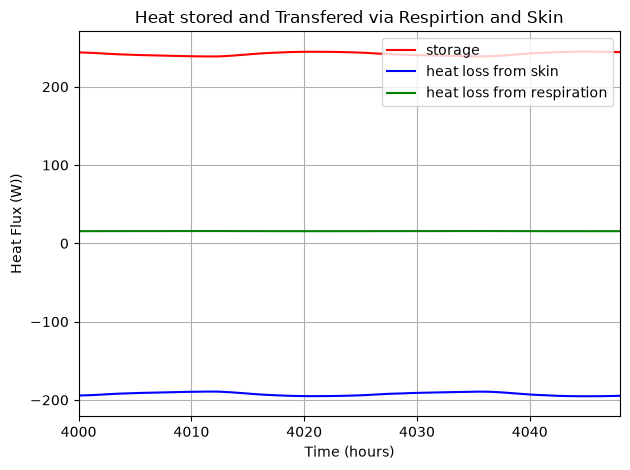
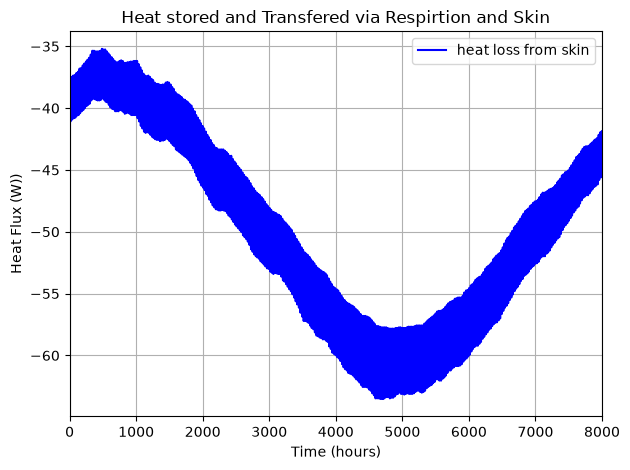
The notebook cell's code change between the first figure and the second:
--- before
+++ after
@@ -4,8 +4,15 @@
 work_rate = 0
 
+# relevant temperatures in Kelvins
+indoor_air_temp_k = indoor_air_temp + 273.15
+mean_skin_temp_k = mean_skin_temp + 273.15
+mean_body_temp_k = mean_body_temp + 273.15
+mean_core_temp_k = mean_core_temp + 273.15
+average_temp_midpoint_k = average_temp_midpoint + 273.15
+
 # convective and radiative
 i_clo = 0.61
 r_clo = 0.155*i_clo
-f_clo = 1.20 # trousers and long sleeved shirt [pg 9.8]
+f_clo = 1.20 # trousers and long sleeved shirt [ASHRAE pg 9.8]
 convective_heat_transfer_coefficient = 3.1
 linear_radiative_heat_transfer_coefficient = 4.7
@@ -18,5 +25,5 @@
 p_a = np.array([101.325] * len(time_hours)) # Convert p_a to a NumPy array
 r_evap_clo = 0.020 # evaporative heat transfer resistance of clothing layer
-evap_htc = 16.5 * htc # evaporative heat transfer coefficient [engineering data and measurements]
+evap_htc = 2.2 * htc # evaporative heat transfer coefficient [engineering data and measurements]
 evap_ht = (skin_wettedness*(p_sk-p_a)) / (r_evap_clo + (1/(f_clo*evap_htc)))
 
@@ -25,5 +32,5 @@
 
 # HEAT LOSS VIA RESPIRATION
-c_res = 0.0014 * met_rate * (34 - indoor_air_temp)
+c_res = 0.0014 * met_rate * (34 - indoor_air_temp+273.15)
 # e_res = 0.0173 * met_rate * (5.87 - p_a)
 e_res = np.array([15] * len(time_hours))
@@ -33,13 +40,16 @@
 q_res = c_res + e_res
 
-print(f"total heat loss from skin: {q_sk}\ntotal heat loss from respiration: {q_res}")
-storage = met_rate - work_rate - q_sk - q_res
-print(f"Storage:{storage}")
+print(f"total heat loss from skin: {-q_sk}\ntotal heat loss from respiration: {q_res}")
+#storage = met_rate - work_rate + q_sk - q_res
+#print(f"Storage:{storage}")
+
+total_heat_transfer = met_rate - q_sk-q_res
+print(f"total heat transfer: {total_heat_transfer}")
 
 # graphing again!
 fig, ax = plt.subplots()
-ax.plot(time_hours, storage, label='storage', color='red')
+#ax.plot(time_hours, storage, label='storage', color='red')
 ax.plot(time_hours, q_sk, label='heat loss from skin', color='blue')
-ax.plot(time_hours, q_res, label='heat loss from respiration', color='green')
+#ax.plot(time_hours, q_res, label='heat loss from respiration', color='green')
 
 ax.set_xlabel('Time (hours)')
@@ -49,5 +59,6 @@
 
 ax.legend()
-plt.xlim(4000, 4048)
+plt.xlim(0, 8000)
 plt.tight_layout()
 plt.show()
+

Commit: still working on incorporating heat transfer variables, model was wrong due to icorrect lewis transfer coefficient